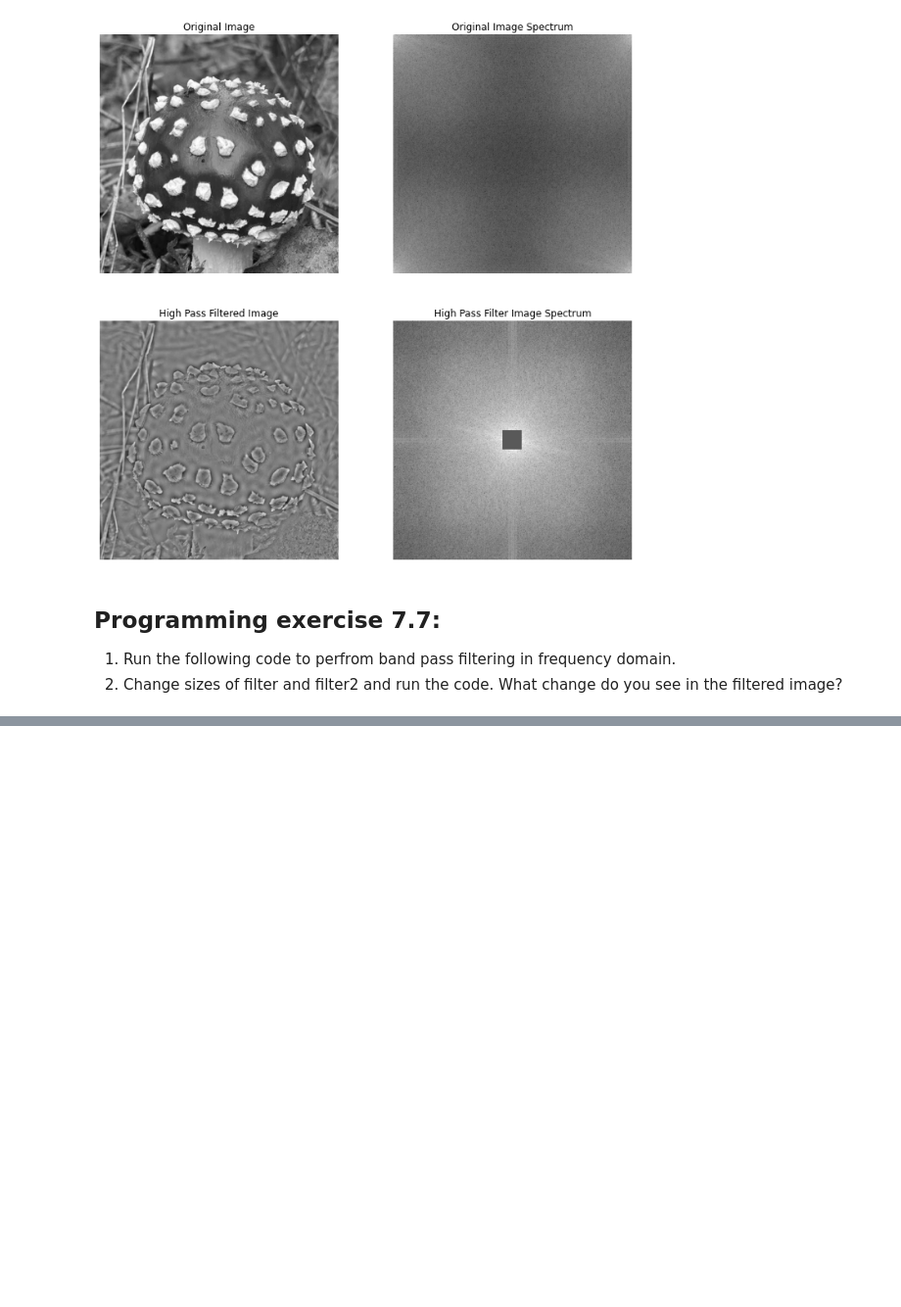
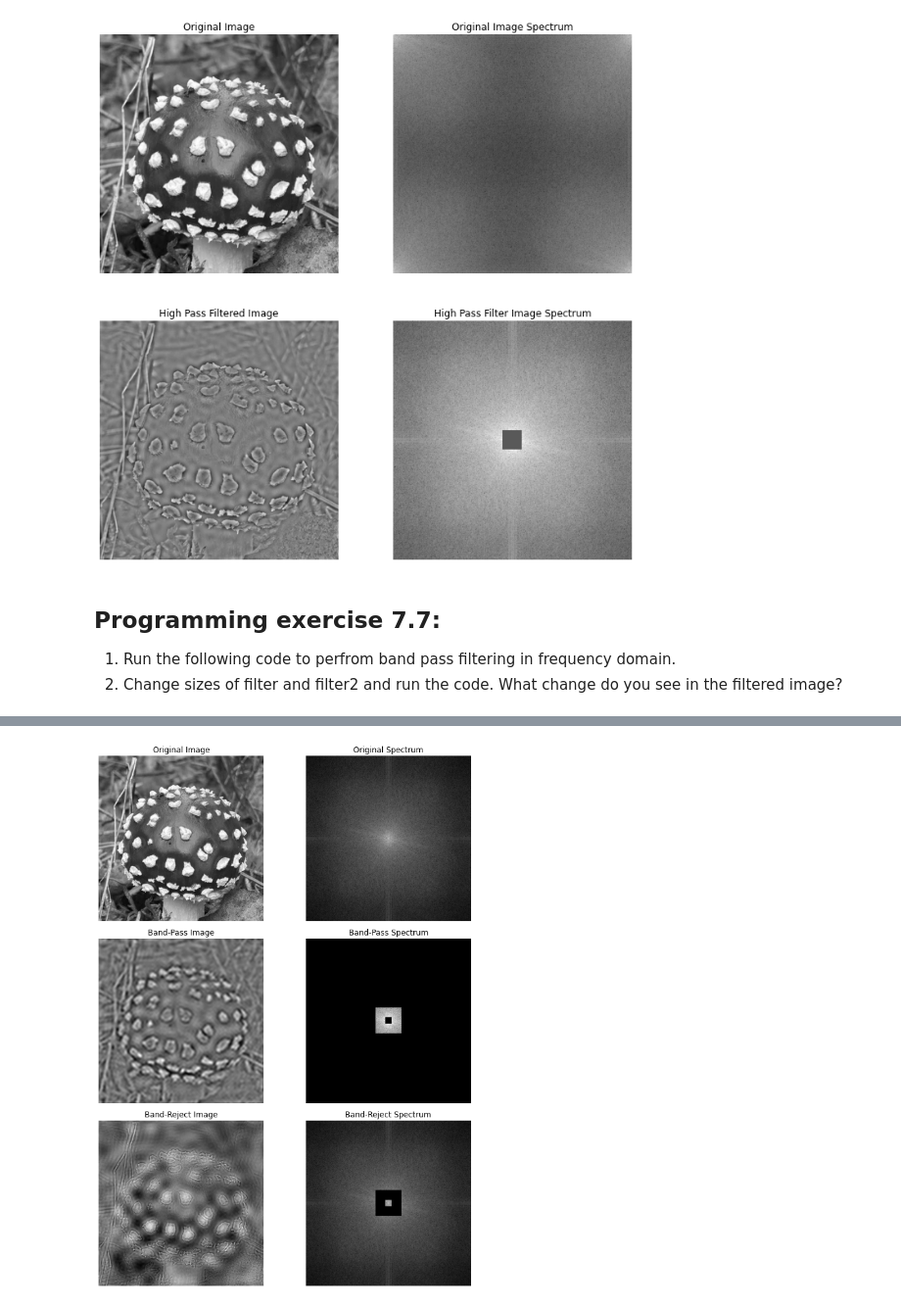
Before and after one commit to itironal/466Companion, a Jupyter notebook: newCh7.ipynb, the cells around one changed output, grey strips where cells are left out. Shown at 98% size. Saved outputs shown, nothing was run; the diff lists cells and outputs as text; code cells hidden in the pictures; blank space fills up the shorter version.

```diff
--- a/newCh7.ipynb
+++ b/newCh7.ipynb
@@ -462,0 +397,80 @@ plt.show()
+# %%
+# Band pass filtering in the frequency spectrum
+
+
+import urllib.request
+from skimage import io, color
+import numpy as np
+import numpy.fft as fp
+import matplotlib.pyplot as plt
+
+def square_band_filter(image_gray, filter_size=40, filter2_size=10, mode='pass'):
+    freq_image = fp.fft2(image_gray)
+    freq_image_centered = fp.fftshift(freq_image)
+
+    rows, cols = freq_image_centered.shape
+    crow, ccol = rows // 2, cols // 2
+
+    filtered_spectrum = np.copy(freq_image_centered)
+
+    if mode == 'pass':
+        filtered_spectrum[:] = 0
+        filtered_spectrum[crow-filter_size:crow+filter_size, ccol-filter_size:ccol+filter_size] = \
+            freq_image_centered[crow-filter_size:crow+filter_size, ccol-filter_size:ccol+filter_size]
+        filtered_spectrum[crow-filter2_size:crow+filter2_size, ccol-filter2_size:ccol+filter2_size] = 0
+
+    elif mode == 'reject':
+        filtered_spectrum[crow-filter_size:crow+filter_size, ccol-filter_size:ccol+filter_size] = 0
+        filtered_spectrum[crow-filter2_size:crow+filter2_size, ccol-filter2_size:ccol+filter2_size] = \
+            freq_image_centered[crow-filter2_size:crow+filter2_size, ccol-filter2_size:ccol+filter2_size]
+
+    else:
+        raise ValueError("mode must be 'pass' or 'reject'")
+
+    filtered_image = fp.ifft2(fp.ifftshift(filtered_spectrum)).real
+    return filtered_image, filtered_spectrum
+
+# ---------------- Load image ----------------
+url = "https://raw.githubusercontent.com/itironal/466Companion/main/images/redmushroom.jpeg"
+urllib.request.urlretrieve(url, "redmushroom.jpeg")
+image_rgb = io.imread('redmushroom.jpeg')[800:1311, 513:1024, :]
+image_gray = color.rgb2gray(image_rgb)
+
+# ---------------- Apply Filters ----------------
+filtered_pass, spectrum_pass = square_band_filter(image_gray, filter_size=40, filter2_size=10, mode='pass')
+filtered_reject, spectrum_reject = square_band_filter(image_gray, filter_size=40, filter2_size=10, mode='reject')
+
+# ---------------- Visualize Results ----------------
+fig, axes = plt.subplots(3, 2, figsize=(10, 12))
+
+# Original image + spectrum
+axes[0,0].imshow(image_gray, cmap='gray')
+axes[0,0].set_title("Original Image")
+axes[0,0].axis("off")
+
+axes[0,1].imshow(np.log1p(np.abs(fp.fftshift(fp.fft2(image_gray)))), cmap='gray')
+axes[0,1].set_title("Original Spectrum")
+axes[0,1].axis("off")
+
+# Band-pass image + spectrum
+axes[1,0].imshow(filtered_pass, cmap='gray')
+axes[1,0].set_title("Band-Pass Image")
+axes[1,0].axis("off")
+
+axes[1,1].imshow(np.log1p(np.abs(spectrum_pass)), cmap='gray')
+axes[1,1].set_title("Band-Pass Spectrum")
+axes[1,1].axis("off")
+
+# Band-reject image + spectrum
+axes[2,0].imshow(filtered_reject, cmap='gray')
+axes[2,0].set_title("Band-Reject Image")
+axes[2,0].axis("off")
+
+axes[2,1].imshow(np.log1p(np.abs(spectrum_reject)), cmap='gray')
+axes[2,1].set_title("Band-Reject Spectrum")
+axes[2,1].axis("off")
+
+plt.tight_layout()
+plt.show()
+# %% [output]
+[figure, added]
```
Also changed, not shown: parts of 1 cell of this notebook, 3 other files.
